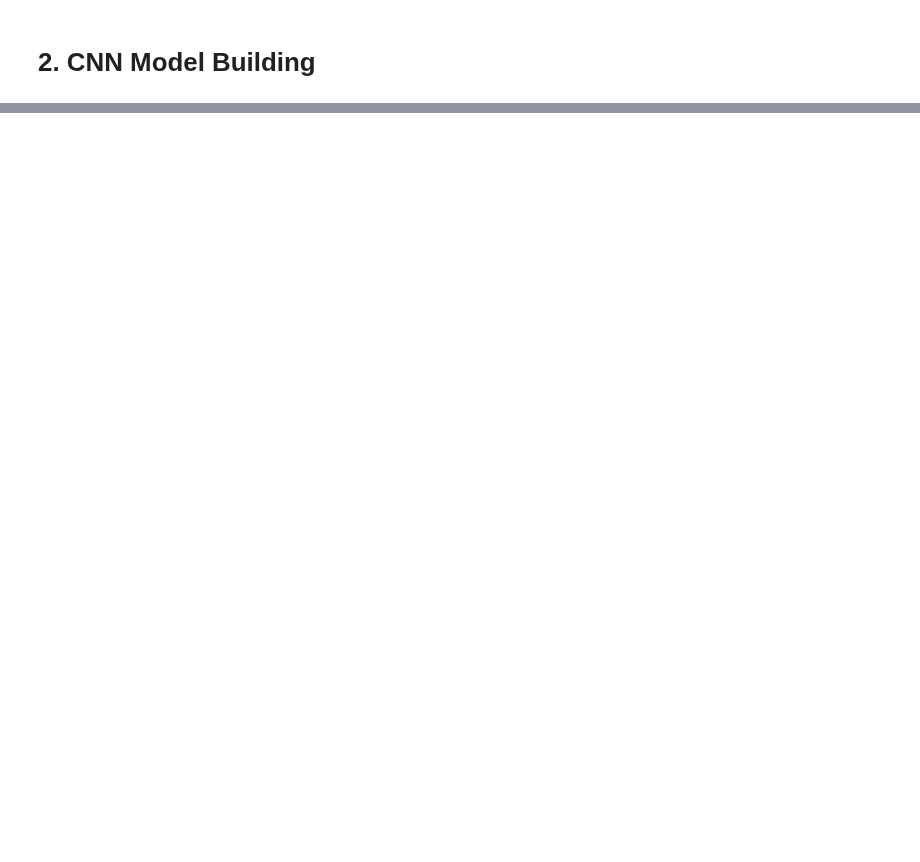
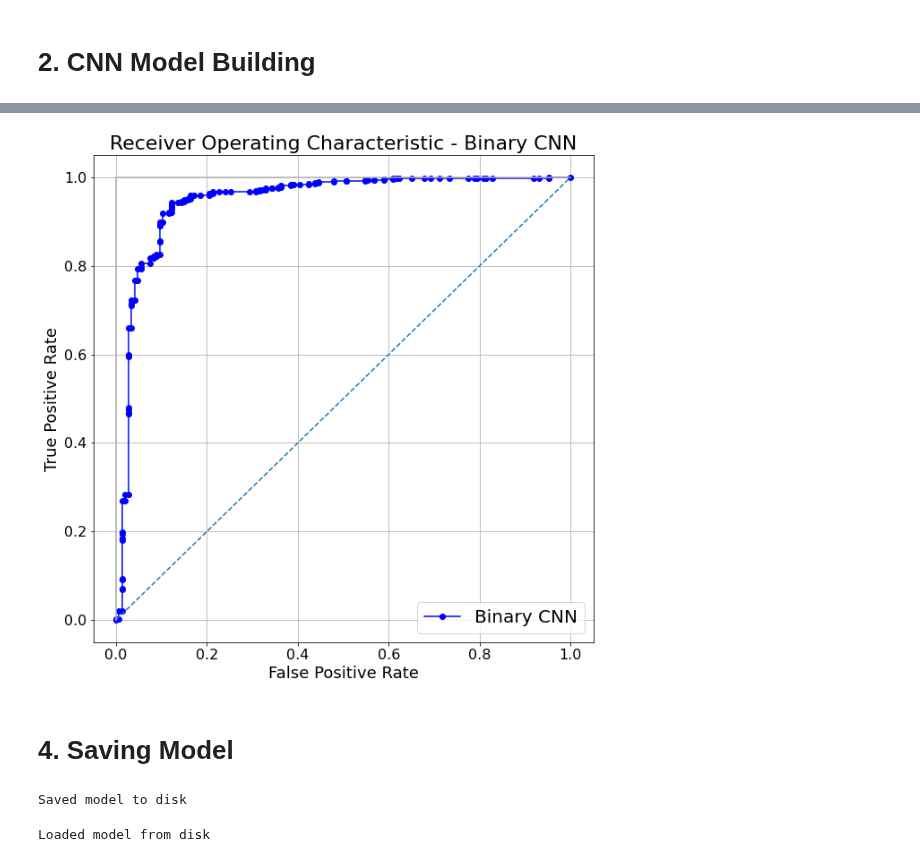
Before and after one commit to Trinity-Actual/AMLS_21-22_SN17081058, a Jupyter notebook: Binary-Task-CNN.ipynb, the cells around one changed output, grey strips where cells are left out. Drawn from its saved outputs; the diff is of its cells as text; code cells hidden in the pictures; blank space fills up the shorter version.

```diff
--- a/Binary-Task-CNN.ipynb
+++ b/Binary-Task-CNN.ipynb
@@ -158,3 +154,3 @@ _________________________________________________________________
 # %%
 #Compiling the model
-Binary_CNN.compile(loss='binary_crossentropy', optimizer= 'adam', metrics=['accuracy'])
+Binary_CNN.compile(loss='binary_crossentropy', optimizer= 'adam', metrics=['accuracy', metrics.BinaryAccuracy(), metrics.AUC()])
@@ -227,0 +268,5 @@ num_epochs = range(1, len(History.history['accuracy'])+1)
+# %%
+#And the 2nd one being the probability of label for ROC curve assessment
+Binary_CNN_pred_probability = Binary_CNN.predict_proba(xTest, verbose = 1)
+FPR_Binary_CNN, TPR_Binary_CNN, Binary_CNN_thres = roc_curve(yTest, Binary_CNN_pred_probability)
+print('roc_auc_score for Binary CNN: ', roc_auc_score(yTest, Binary_CNN_pred_probability))
@@ -227,0 +276,53 @@ num_epochs = range(1, len(History.history['accuracy'])+1)
+# %%
+#We can visualise the ROC curve for Binary CNN
+
+plt.subplots(1, figsize=(10,10))
+plt.grid()
+
+#This plot is the CNN model
+plt.plot(FPR_Binary_CNN, TPR_Binary_CNN, linestyle='-', color='b', marker='o', label ="Binary CNN")
+
+#Optimal Model line
+plt.plot([0, 1], ls="--")
+
+#Diagonal Dotted Line
+plt.plot([0, 0], [1, 0] , c=".7"), plt.plot([1, 1] , c=".7")
+
+#Labels for title and axis
+plt.title('Receiver Operating Characteristic - Binary CNN', fontsize=22)
+plt.ylabel('True Positive Rate', fontsize=18)
+plt.xlabel('False Positive Rate', fontsize=18)
+plt.yticks(fontsize=16)
+plt.xticks(fontsize=16)
+plt.legend(fontsize=20)
+
+#Saves plot to be used in the report
+plt.savefig('./Plots/ROC_Binary_CNN.jpg', bbox_inches='tight')
+# %% [output]
+[figure, added]
+# %% [markdown]
+# 4. Saving Model
+# %%
+#Serialize Binary CNN model to json
+#This saves the model architecture to save space
+Binary_CNN_json = Binary_CNN.to_json()
+with open(".\Models\Binary-Classification\CNN\Binary_CNN.json", "w") as json_file:
+    json_file.write(Binary_CNN_json)
+
+#Saving the Binary_CNN Model weights
+Binary_CNN.save_weights(".\Models\Binary-Classification\CNN\Binary_CNN_Model_Weights")
+print("Saved model to disk")
+# %% [output]
+Saved model to disk
+# %%
+#Test to load CNN Model
+# load Binary CNN json and create model
+json_file = open(".\Models\Binary-Classification\CNN\Binary_CNN.json", 'r')
+loaded_model_json = json_file.read()
+json_file.close()
+loaded_model = model_from_json(loaded_model_json)
+# load weights into new model
+loaded_model.load_weights(".\Models\Binary-Classification\CNN\Binary_CNN_Model_Weights")
+print("Loaded model from disk")
+# %% [output]
+Loaded model from disk
```
Also changed, not shown: parts of 34 cells of this notebook, 3 other files.
